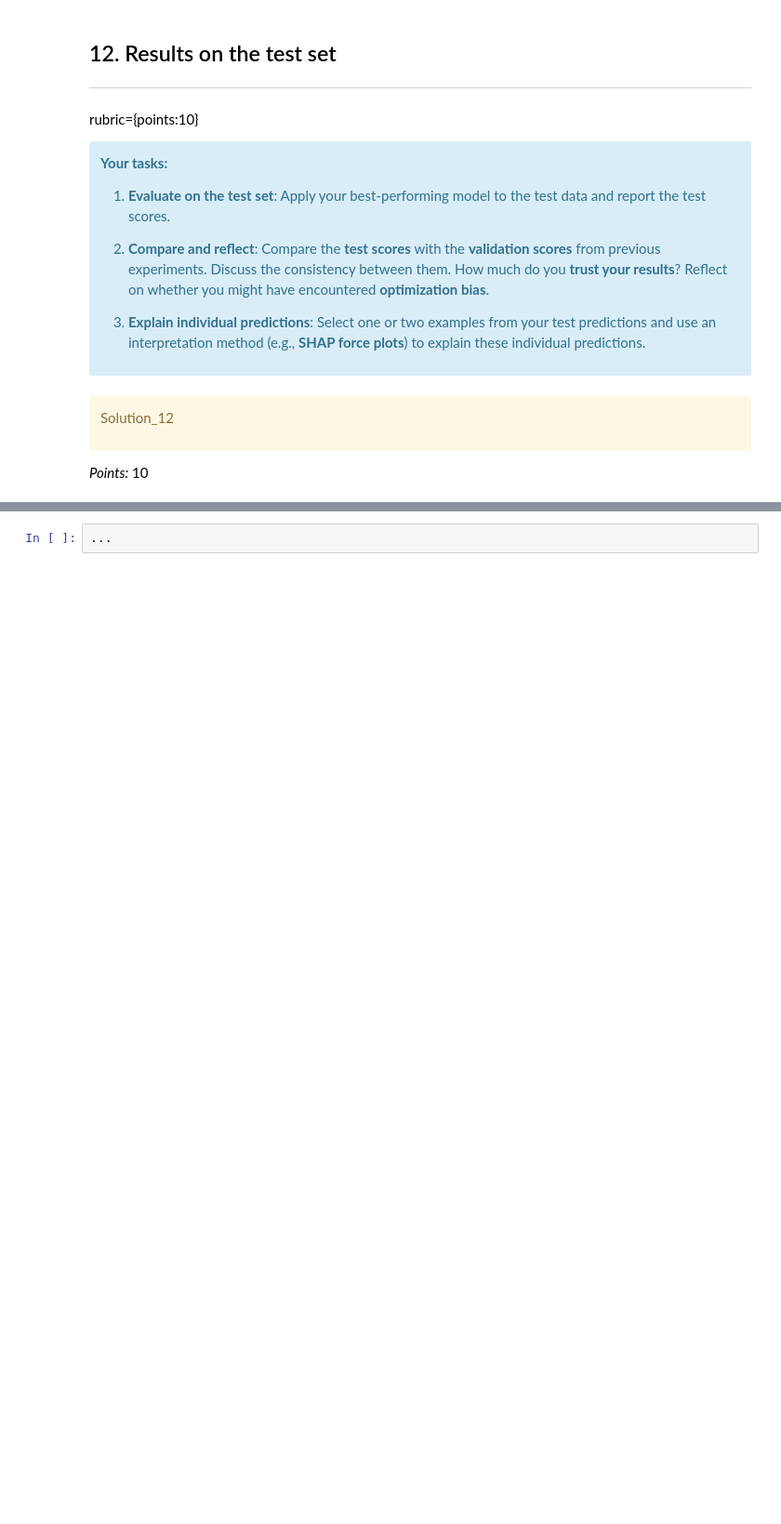
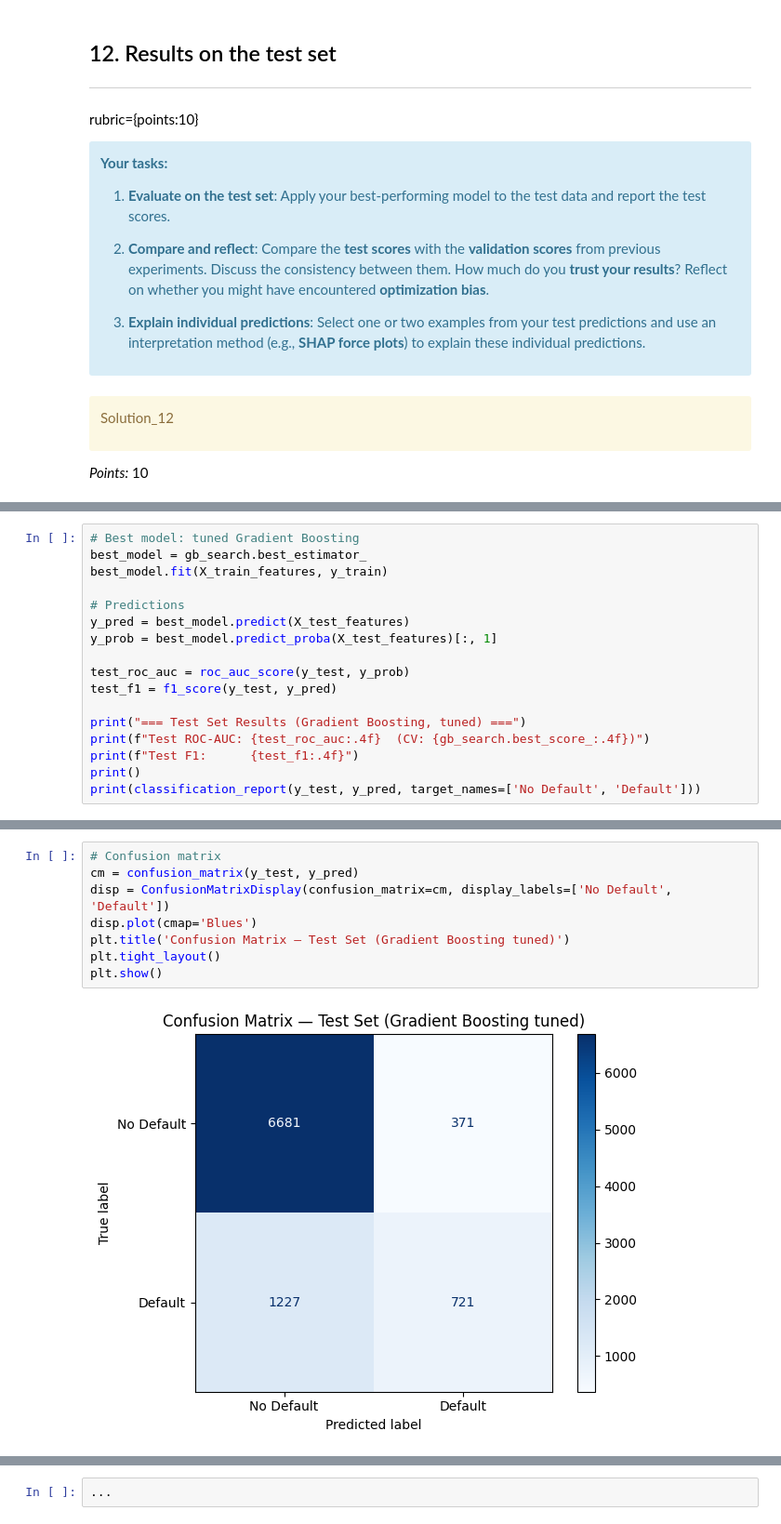
Before and after one commit to moraesand/hw5_cpsc330, a Jupyter notebook: hw5.ipynb, the cells around one changed output, grey strips where cells are left out. Shown at 93% size. Saved outputs shown, nothing was run; the diff lists cells and outputs as text; blank space fills up the shorter version.

```diff
--- a/hw5.ipynb
+++ b/hw5.ipynb
@@ -1068,0 +1228,17 @@ _Type your answer here, replacing this text._
+# %%
+# Best model: tuned Gradient Boosting
+best_model = gb_search.best_estimator_
+best_model.fit(X_train_features, y_train)
+
+# Predictions
+y_pred = best_model.predict(X_test_features)
+y_prob = best_model.predict_proba(X_test_features)[:, 1]
+
+test_roc_auc = roc_auc_score(y_test, y_prob)
+test_f1 = f1_score(y_test, y_pred)
+
+print("=== Test Set Results (Gradient Boosting, tuned) ===")
+print(f"Test ROC-AUC: {test_roc_auc:.4f}  (CV: {gb_search.best_score_:.4f})")
+print(f"Test F1:      {test_f1:.4f}")
+print()
+print(classification_report(y_test, y_pred, target_names=['No Default', 'Default']))
@@ -1068,0 +1258,10 @@ _Type your answer here, replacing this text._
+# %%
+# Confusion matrix
+cm = confusion_matrix(y_test, y_pred)
+disp = ConfusionMatrixDisplay(confusion_matrix=cm, display_labels=['No Default', 'Default'])
+disp.plot(cmap='Blues')
+plt.title('Confusion Matrix — Test Set (Gradient Boosting tuned)')
+plt.tight_layout()
+plt.show()
+# %% [output]
+[figure, added]
```
Also changed, not shown: parts of 51 cells of this notebook.
